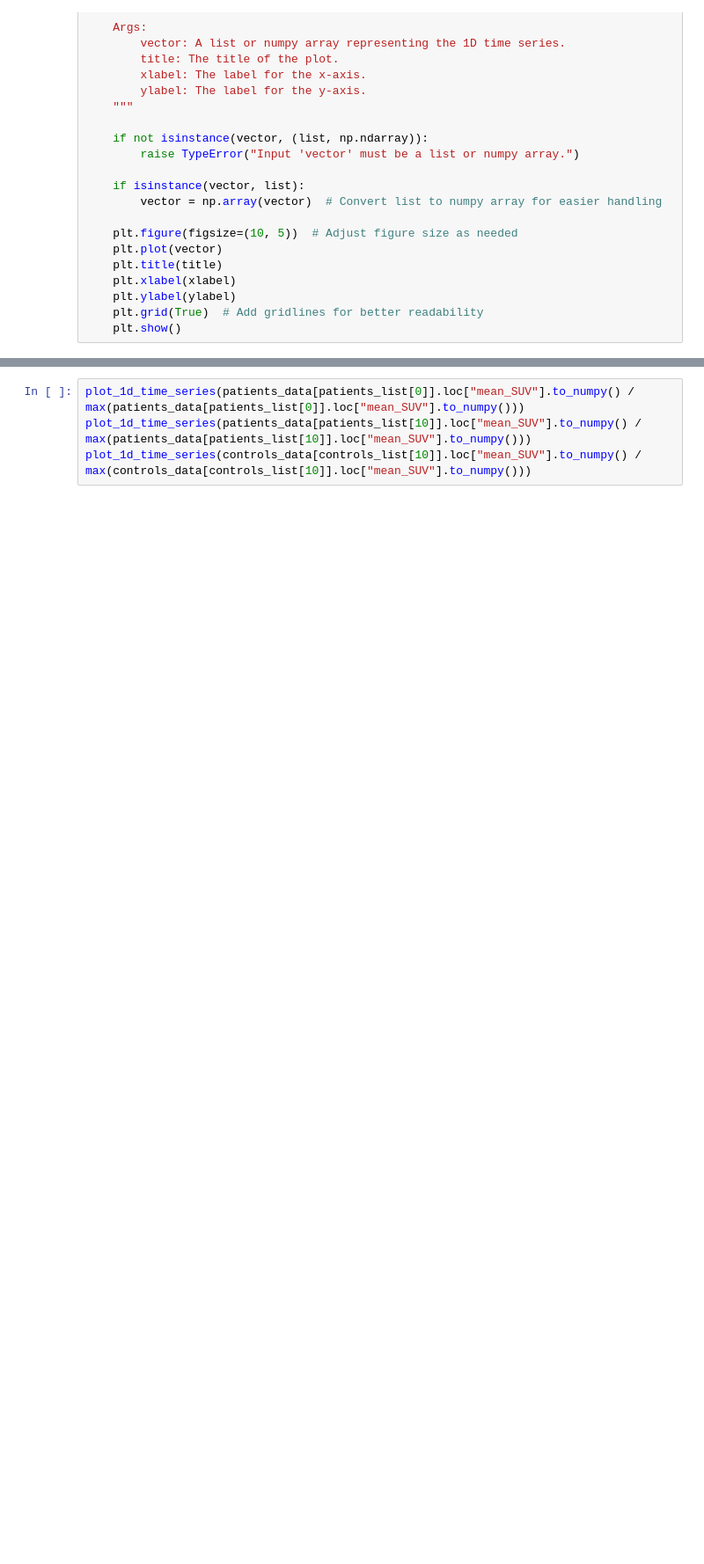
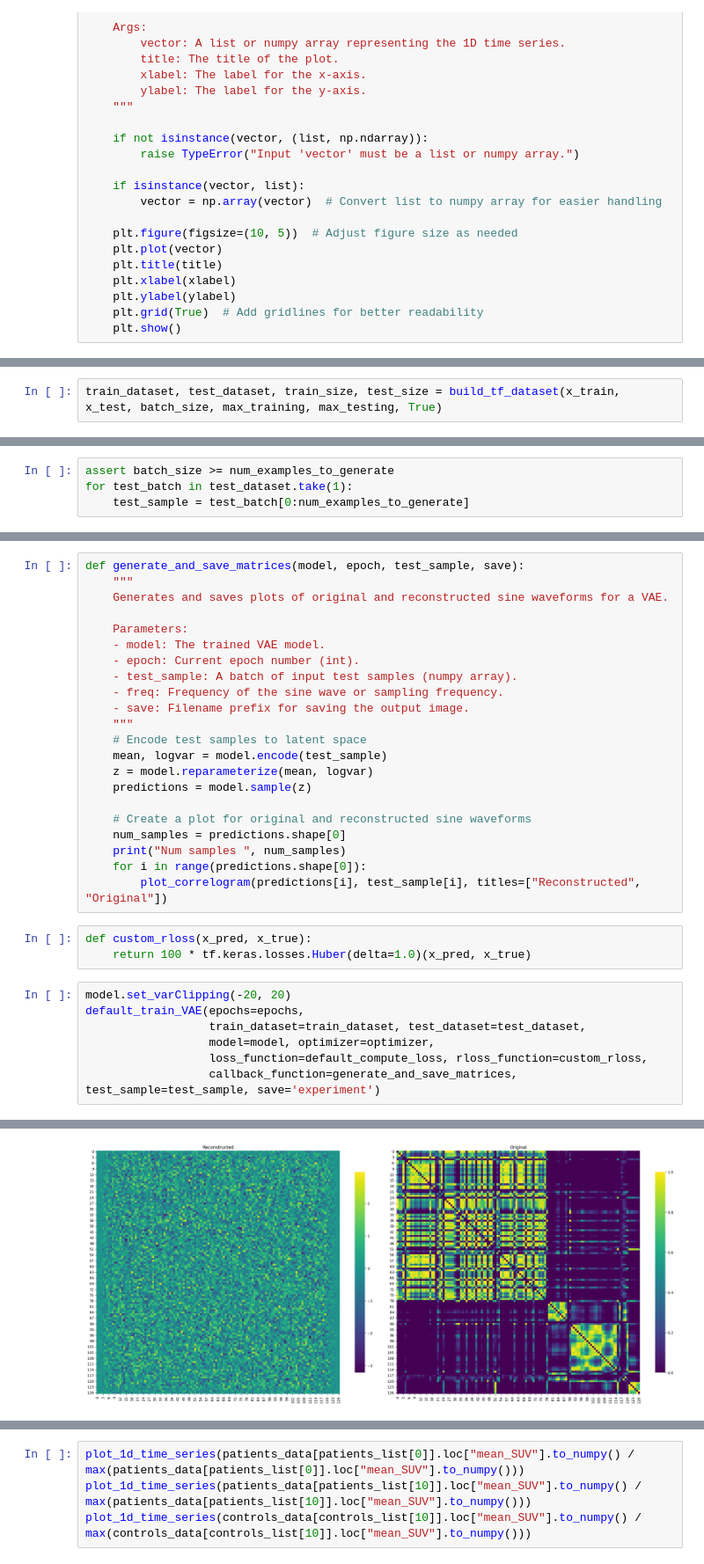
Before and after one commit to Aldric-L/Connectomes-MVA, a Jupyter notebook: archive.ipynb, the cells around one changed output, grey strips where cells are left out. Shown at 88% size. Drawn from its saved outputs; the diff is of its cells as text; blank space fills up the shorter version.

```diff
--- a/archive.ipynb
+++ b/archive.ipynb
@@ -25,0 +81,2 @@ def plot_1d_time_series(vector, title="1D Time Series", xlabel="Index", ylabel="
+# %%
+train_dataset, test_dataset, train_size, test_size = build_tf_dataset(x_train, x_test, batch_size, max_training, max_testing, True)
@@ -25,0 +101,4 @@ def plot_1d_time_series(vector, title="1D Time Series", xlabel="Index", ylabel="
+# %%
+assert batch_size >= num_examples_to_generate
+for test_batch in test_dataset.take(1):
+    test_sample = test_batch[0:num_examples_to_generate]
@@ -25,0 +107,33 @@ def plot_1d_time_series(vector, title="1D Time Series", xlabel="Index", ylabel="
+# %%
+def generate_and_save_matrices(model, epoch, test_sample, save):
+    """
+    Generates and saves plots of original and reconstructed sine waveforms for a VAE.
+
+    Parameters:
+    - model: The trained VAE model.
+    - epoch: Current epoch number (int).
+    - test_sample: A batch of input test samples (numpy array).
+    - freq: Frequency of the sine wave or sampling frequency.
+    - save: Filename prefix for saving the output image.
+    """
+    # Encode test samples to latent space
+    mean, logvar = model.encode(test_sample)
+    z = model.reparameterize(mean, logvar)
+    predictions = model.sample(z)
+
+    # Create a plot for original and reconstructed sine waveforms
+    num_samples = predictions.shape[0]
+    print("Num samples ", num_samples)
+    for i in range(predictions.shape[0]):
+        plot_correlogram(predictions[i], test_sample[i], titles=["Reconstructed", "Original"])
+# %%
+def custom_rloss(x_pred, x_true):
+    return 100 * tf.keras.losses.Huber(delta=1.0)(x_pred, x_true)
+# %%
+model.set_varClipping(-20, 20)
+default_train_VAE(epochs=epochs,
+                  train_dataset=train_dataset, test_dataset=test_dataset,
+                  model=model, optimizer=optimizer,
+                  loss_function=default_compute_loss, rloss_function=custom_rloss,
+                  callback_function=generate_and_save_matrices, test_sample=test_sample, save='experiment')
+# %% [output]
@@ -25,0 +142 @@ def plot_1d_time_series(vector, title="1D Time Series", xlabel="Index", ylabel="
+[figure, added]
```
Also changed, not shown: parts of 7 cells of this notebook, 3 other files.
